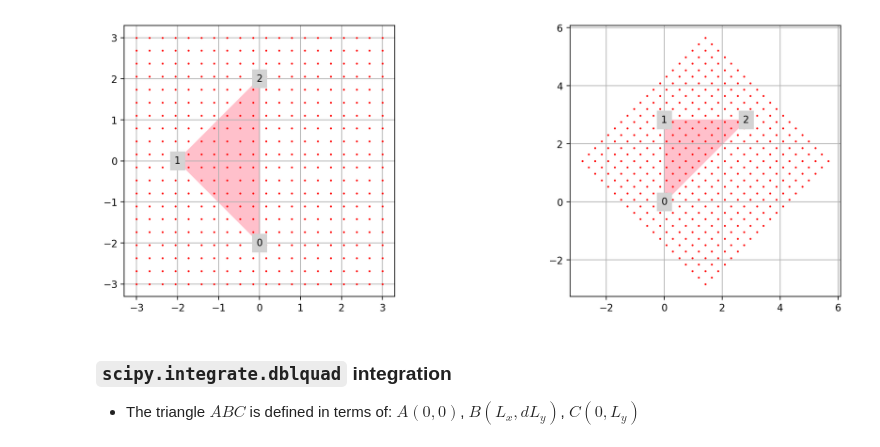
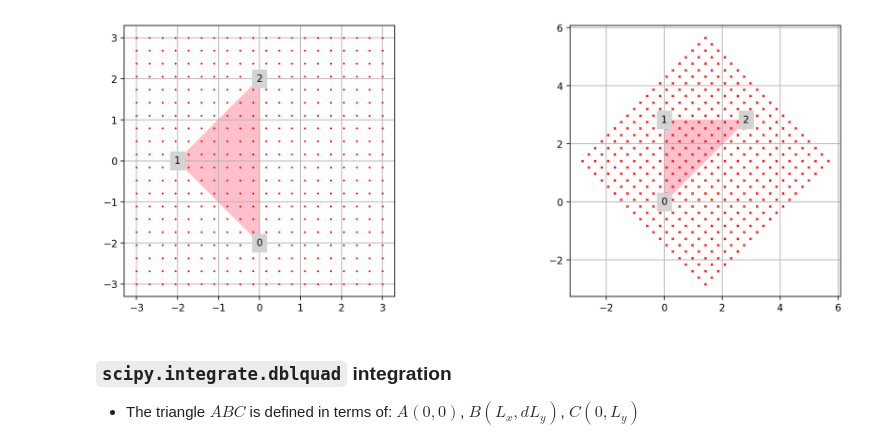
Before and after one commit to mallickrishg/bemcs, a Jupyter notebook: point_source/kelvin_point_source_triangle_rotations.ipynb, the cells around one changed output. Cells and saved outputs as stored; diff of their text form; code cells hidden in the pictures.

```diff
--- a/point_source/kelvin_point_source_triangle_rotations.ipynb
+++ b/point_source/kelvin_point_source_triangle_rotations.ipynb
@@ -60,35 +61,35 @@ def plot_triangle(vertices):
         backgroundcolor="lightgray",
     )
     plt.text(
         vertices[2, 0],
         vertices[2, 1],
         "2",
         va="center",
         ha="center",
         backgroundcolor="lightgray",
     )
     plt.gca().set_aspect("equal", adjustable="box")
 
 
 # Translate and rotate the triangle
 triangle_transformed, obs_x_transformed, obs_y_transformed = (
     get_transformed_coordinates(triangle, x_grid.flatten(), y_grid.flatten())
 )
 
 # Plot the original triangle
 plt.figure(figsize=(15, 5))
 plt.subplot(1, 2, 1)
 plot_triangle(triangle)
 plt.plot(x_grid.flatten(), y_grid.flatten(), "r.", markersize=2)
 plt.grid()
 
 plt.subplot(1, 2, 2)
 plot_triangle(triangle_transformed)
-plt.plot(obs_x_transformed, obs_y_transformed, "r.", markersize=2)
+plt.plot(obs_x_transformed, obs_y_transformed, "rx", markersize=2)
 plt.grid()
 plt.show()
 # %% [output]
-[figure, old version]
+[figure, new version]
 # %% [markdown]
 ### `scipy.integrate.dblquad` integration
 - The triangle $ABC$ is defined in terms of: $A(0,0)$, $B(L_x,dL_y)$, $C(0,L_y)$
```
Also changed, not shown: parts of 1 cell of this notebook.
